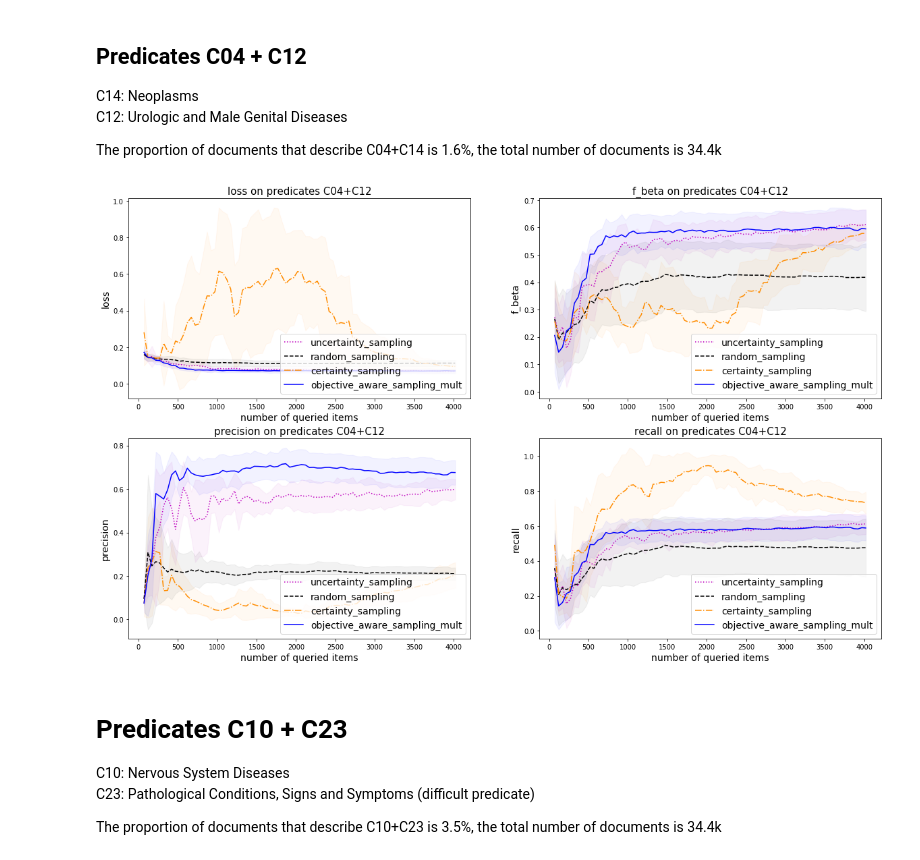
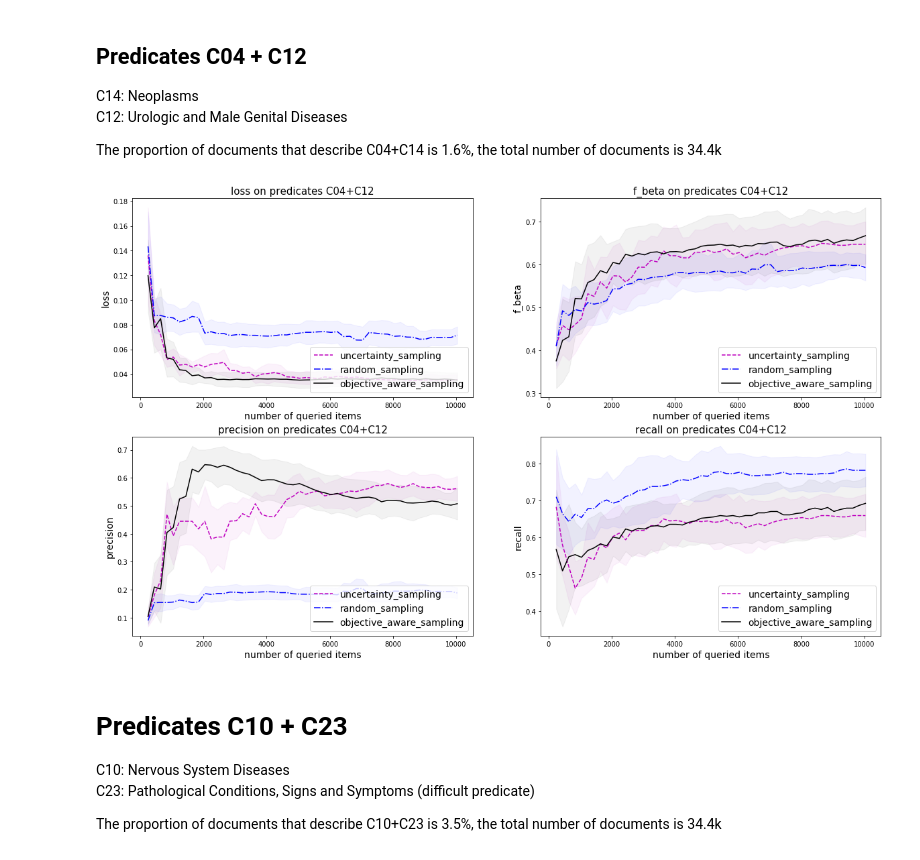
Before and after one commit to Evgeneus/Active-Hybrid-Classificatoin, a Jupyter notebook: notebooks/screening_multi_classifier_al.ipynb, the cells around one changed output. Saved outputs shown, nothing was run; the diff lists cells and outputs as text; code cells hidden in the pictures.

```diff
--- a/notebooks/screening_multi_classifier_al.ipynb
+++ b/notebooks/screening_multi_classifier_al.ipynb
@@ -18,7 +18,7 @@ def plot_charts(df, metrics, algos, pred):
     x = df.loc[df['sampling_strategy'] == algos[0]]['num_items_queried'].values
 
     for i, m in zip([(0, 0), (0, 1), (1, 0), (1, 1)], metrics):
-        for alg, c, l in zip(algos, ['m', 'black', 'darkorange', 'blue'], [':', '--', '-.', '-']):
+        for alg, c, l in zip(algos, ['m', 'b', 'black'], [ '--', '-.', '-']):
             y = df.loc[df['sampling_strategy'] == alg][m+'_mean'].values
             y_std = df.loc[df['sampling_strategy'] == alg][m+'_std'].values
             ax[i].plot(x, y, label=alg, color=c, linestyle=l)
@@ -31,7 +31,7 @@ def plot_charts(df, metrics, algos, pred):
 def plot(file_name, pred):
     plot_charts(pd.read_csv('../data/multi_classifier_al/{}'.format(file_name)),
                 ['loss', 'f_beta', 'precision', 'recall'],
-                ['uncertainty_sampling', 'random_sampling', 'certainty_sampling', 'objective_aware_sampling_mult'],
+                ['uncertainty_sampling', 'random_sampling', 'objective_aware_sampling'],
                 pred)
 # %% [markdown]
 ## Predicates C04 + C12
@@ -41,10 +41,10 @@ C12: Urologic and Male Genital Diseases
 The proportion of documents that describe C04+C14 is 1.6%, the total number of documents is 34.4k <br>
 # %%
 pred = ['C04', 'C12']
-file_name = 'screening_al_{}_{}.csv'.format(pred[0], pred[1])
+file_name = 'screening_al_C04_C12_lr5_svm_tr07.csv'.format(pred[0], pred[1])
 plot(file_name, pred)
 # %% [output]
-[figure, old version]
+[figure, new version]
 # %% [markdown]
 # Predicates C10 + C23
 C10: Nervous System Diseases  <br>
```
Also changed, not shown: parts of 1 cell of this notebook, 4 other files.
